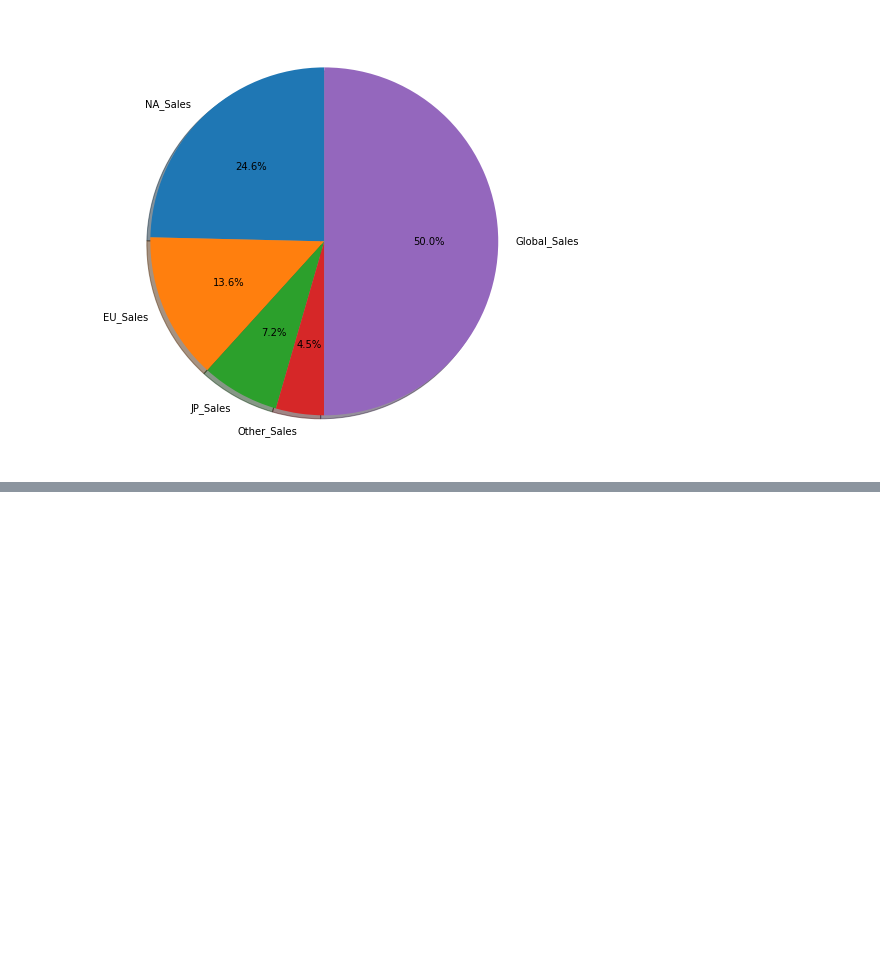
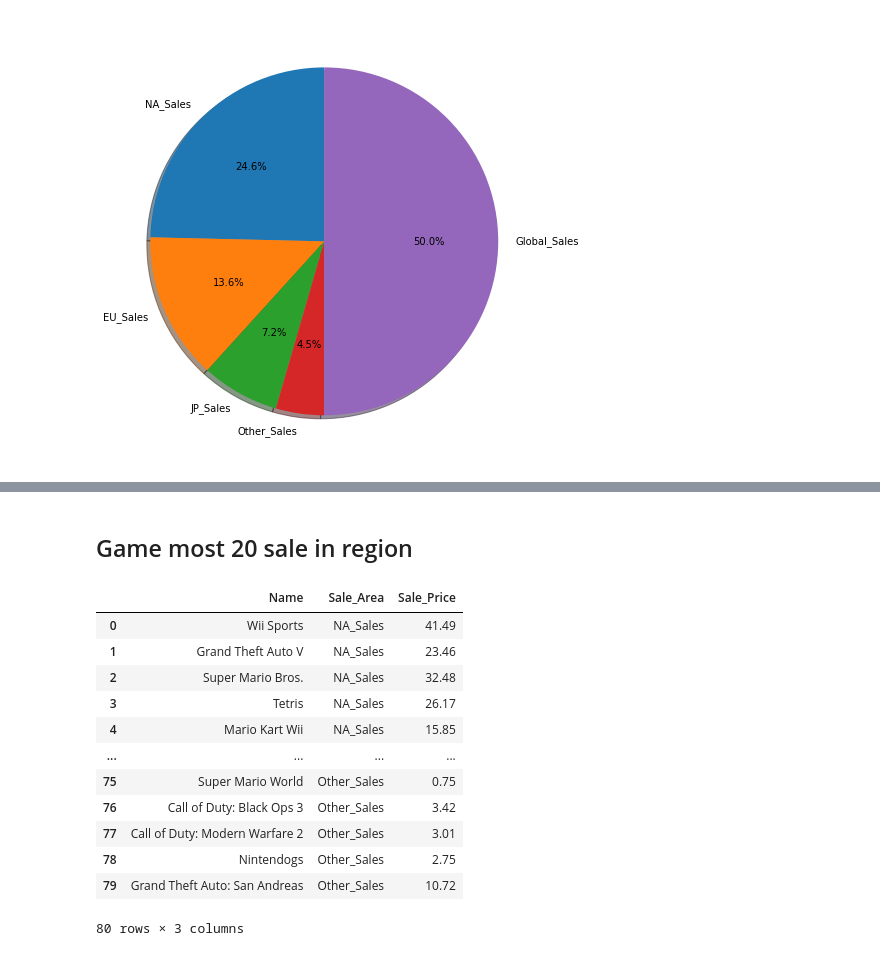
Before and after one commit to ackermanjayjay/walkhtrough-ai, a Jupyter notebook: Data Analytic/Data_analytic.ipynb, the cells around one changed output, grey strips where cells are left out. Drawn from its saved outputs; the diff is of its cells as text; code cells hidden in the pictures; blank space fills up the shorter version.

```diff
--- a/Data Analytic/Data_analytic.ipynb
+++ b/Data Analytic/Data_analytic.ipynb
@@ -174,0 +254,2 @@ plt.show()
+# %% [markdown]
+## Game most 20 sale in region
@@ -174,0 +260,2 @@ plt.show()
+# %%
+region_data=data[region]
@@ -174,0 +269,17 @@ plt.show()
+# %%
+most_sale_game_inRegion= pd.melt(most_sale_game_inRegion, id_vars=['Name'], value_vars=['NA_Sales', 'EU_Sales', 'JP_Sales', 'Other_Sales'], var_name='Sale_Area', value_name='Sale_Price')
+most_sale_game_inRegion
+# %% [output]
+|  | Name | Sale_Area | Sale_Price |
+| 0 | Wii Sports | NA_Sales | 41.49 |
+| 1 | Grand Theft Auto V | NA_Sales | 23.46 |
+| 2 | Super Mario Bros. | NA_Sales | 32.48 |
+| 3 | Tetris | NA_Sales | 26.17 |
+| 4 | Mario Kart Wii | NA_Sales | 15.85 |
+| ... | ... | ... | ... |
+| 75 | Super Mario World | Other_Sales | 0.75 |
+| 76 | Call of Duty: Black Ops 3 | Other_Sales | 3.42 |
+| 77 | Call of Duty: Modern Warfare 2 | Other_Sales | 3.01 |
+| 78 | Nintendogs | Other_Sales | 2.75 |
+| 79 | Grand Theft Auto: San Andreas | Other_Sales | 10.72 |
+80 rows × 3 columns
```
Also changed, not shown: parts of 17 cells of this notebook.
